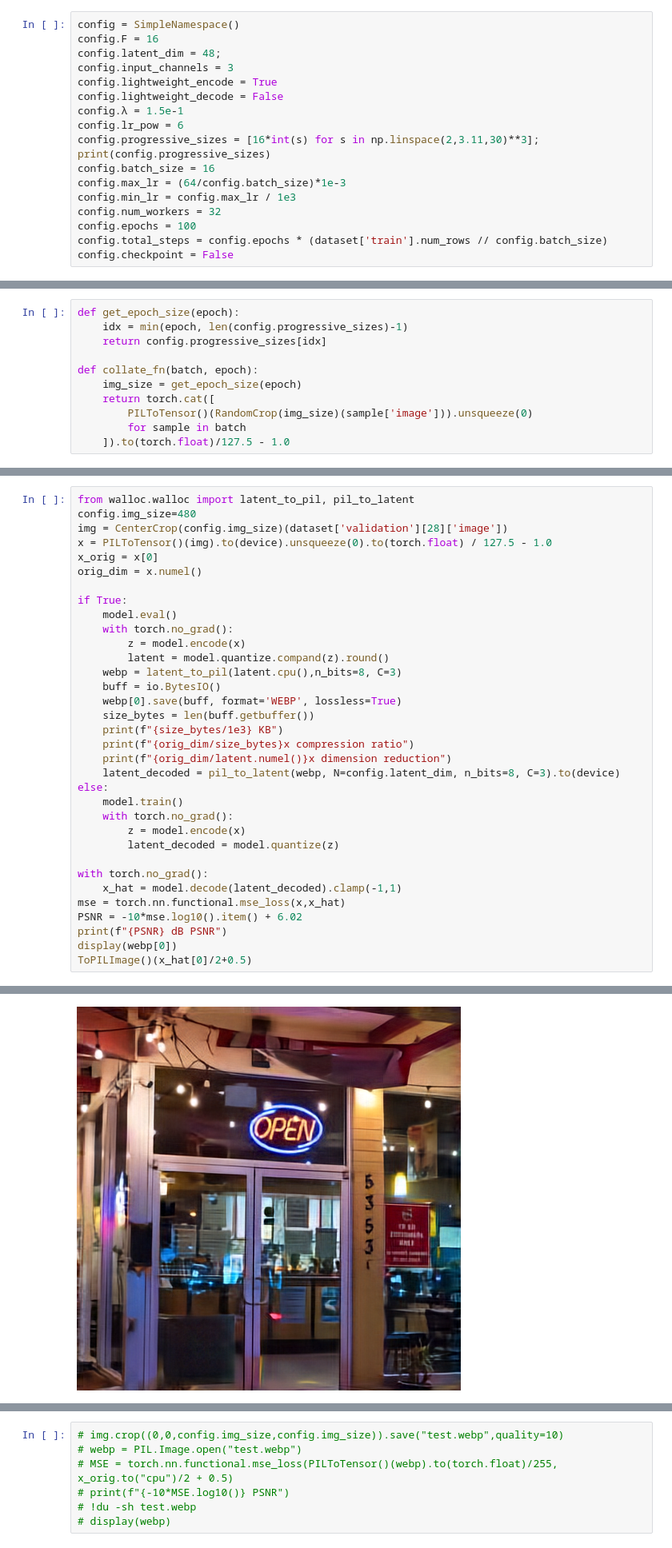
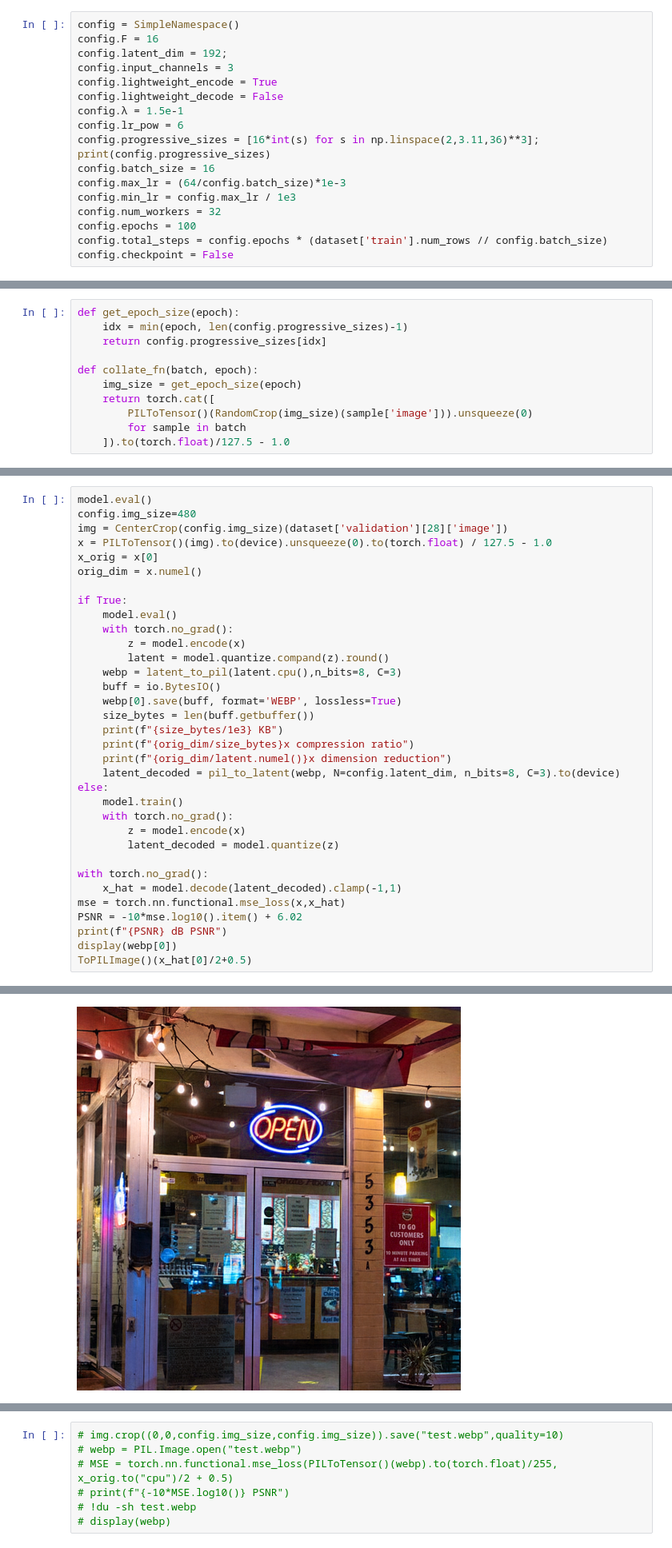
Before and after one commit to danjacobellis/autodance, a Jupyter notebook: dance_rgb.ipynb, the cells around one changed output, grey strips where cells are left out. Shown at 80% size. Cells and saved outputs as stored; diff of their text form.

```diff
--- a/dance_rgb.ipynb
+++ b/dance_rgb.ipynb
@@ -23,13 +23,13 @@ dataset = datasets.load_dataset("danjacobellis/LSDIR")
 # %%
 config = SimpleNamespace()
 config.F = 16
-config.latent_dim = 48;
+config.latent_dim = 192;
 config.input_channels = 3
 config.lightweight_encode = True
 config.lightweight_decode = False
 config.λ = 1.5e-1
 config.lr_pow = 6
-config.progressive_sizes = [16*int(s) for s in np.linspace(2,3.11,30)**3]; print(config.progressive_sizes)
+config.progressive_sizes = [16*int(s) for s in np.linspace(2,3.11,36)**3]; print(config.progressive_sizes)
 config.batch_size = 16
 config.max_lr = (64/config.batch_size)*1e-3
 config.min_lr = config.max_lr / 1e3
@@ -140,5 +200,5 @@ torch.save({
 # %%
-from walloc.walloc import latent_to_pil, pil_to_latent
+model.eval()
 config.img_size=480
 img = CenterCrop(config.img_size)(dataset['validation'][28]['image'])
 x = PILToTensor()(img).to(device).unsqueeze(0).to(torch.float) / 127.5 - 1.0
@@ -179,5 +239,5 @@ ToPILImage()(x_hat[0]/2+0.5)
 [figure]
-[figure, old version]
+[figure, new version]
 # %%
 from torch.distributions import Categorical
 x_int8 = torch.tensor(np.array(webp[0]))
```
Also changed, not shown: parts of 9 cells of this notebook.
